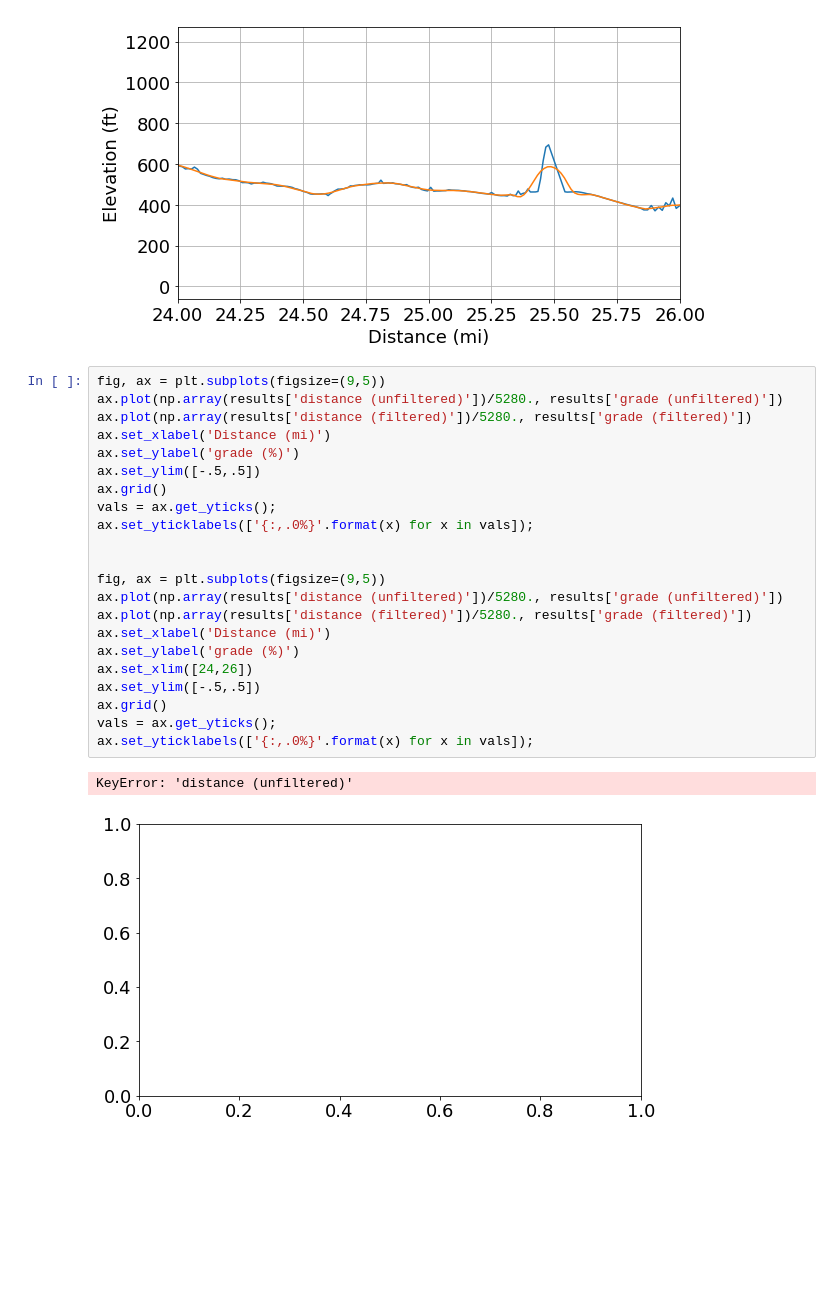
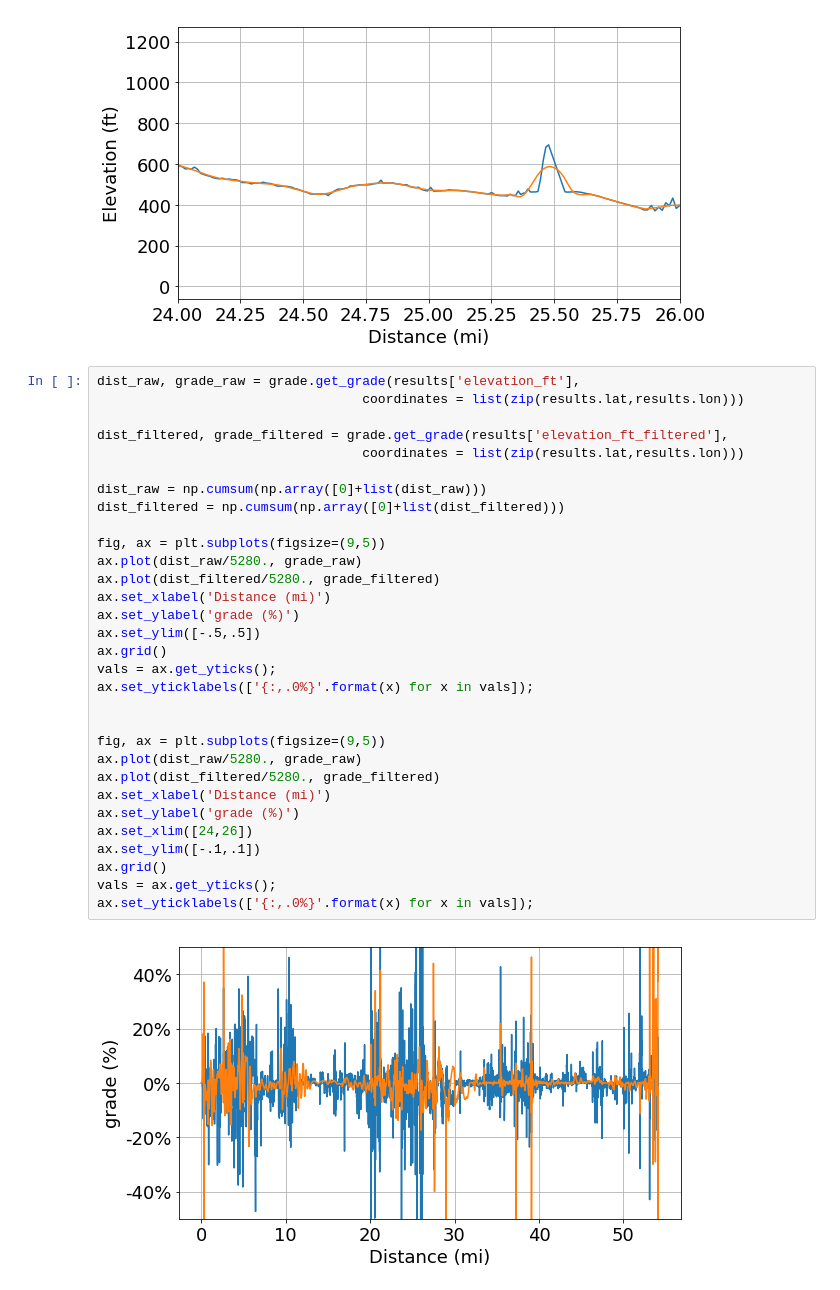
Before and after one commit to NREL/gradeit, a Jupyter notebook: demo/GradeIT_demo.ipynb, the cells around one changed output. Saved outputs shown, nothing was run; the diff lists cells and outputs as text; blank space fills up the shorter version.

Commit message:
fixed grade plotting in demo NB

```diff
--- a/demo/GradeIT_demo.ipynb
+++ b/demo/GradeIT_demo.ipynb
@@ -114,27 +114,35 @@ ax.set_xlim([24,26]);
 [figure]
 [figure]
 # %%
+dist_raw, grade_raw = grade.get_grade(results['elevation_ft'],
+                                  coordinates = list(zip(results.lat,results.lon)))
+
+dist_filtered, grade_filtered = grade.get_grade(results['elevation_ft_filtered'],
+                                  coordinates = list(zip(results.lat,results.lon)))
+
+dist_raw = np.cumsum(np.array([0]+list(dist_raw)))
+dist_filtered = np.cumsum(np.array([0]+list(dist_filtered)))
+
 fig, ax = plt.subplots(figsize=(9,5))
-ax.plot(np.array(results['distance (unfiltered)'])/5280., results['grade (unfiltered)'])
-ax.plot(np.array(results['distance (filtered)'])/5280., results['grade (filtered)'])
+ax.plot(dist_raw/5280., grade_raw)
+ax.plot(dist_filtered/5280., grade_filtered)
 ax.set_xlabel('Distance (mi)')
 ax.set_ylabel('grade (%)')
 ax.set_ylim([-.5,.5])
 ax.grid()
 vals = ax.get_yticks();
 ax.set_yticklabels(['{:,.0%}'.format(x) for x in vals]);
 
 
 fig, ax = plt.subplots(figsize=(9,5))
-ax.plot(np.array(results['distance (unfiltered)'])/5280., results['grade (unfiltered)'])
-ax.plot(np.array(results['distance (filtered)'])/5280., results['grade (filtered)'])
+ax.plot(dist_raw/5280., grade_raw)
+ax.plot(dist_filtered/5280., grade_filtered)
 ax.set_xlabel('Distance (mi)')
 ax.set_ylabel('grade (%)')
 ax.set_xlim([24,26])
-ax.set_ylim([-.5,.5])
+ax.set_ylim([-.1,.1])
 ax.grid()
 vals = ax.get_yticks();
 ax.set_yticklabels(['{:,.0%}'.format(x) for x in vals]);
 # %% [output]
-KeyError: 'distance (unfiltered)'
-[figure, old version]
+[figure, new version]
```
Also changed, not shown: parts of 3 cells of this notebook.
